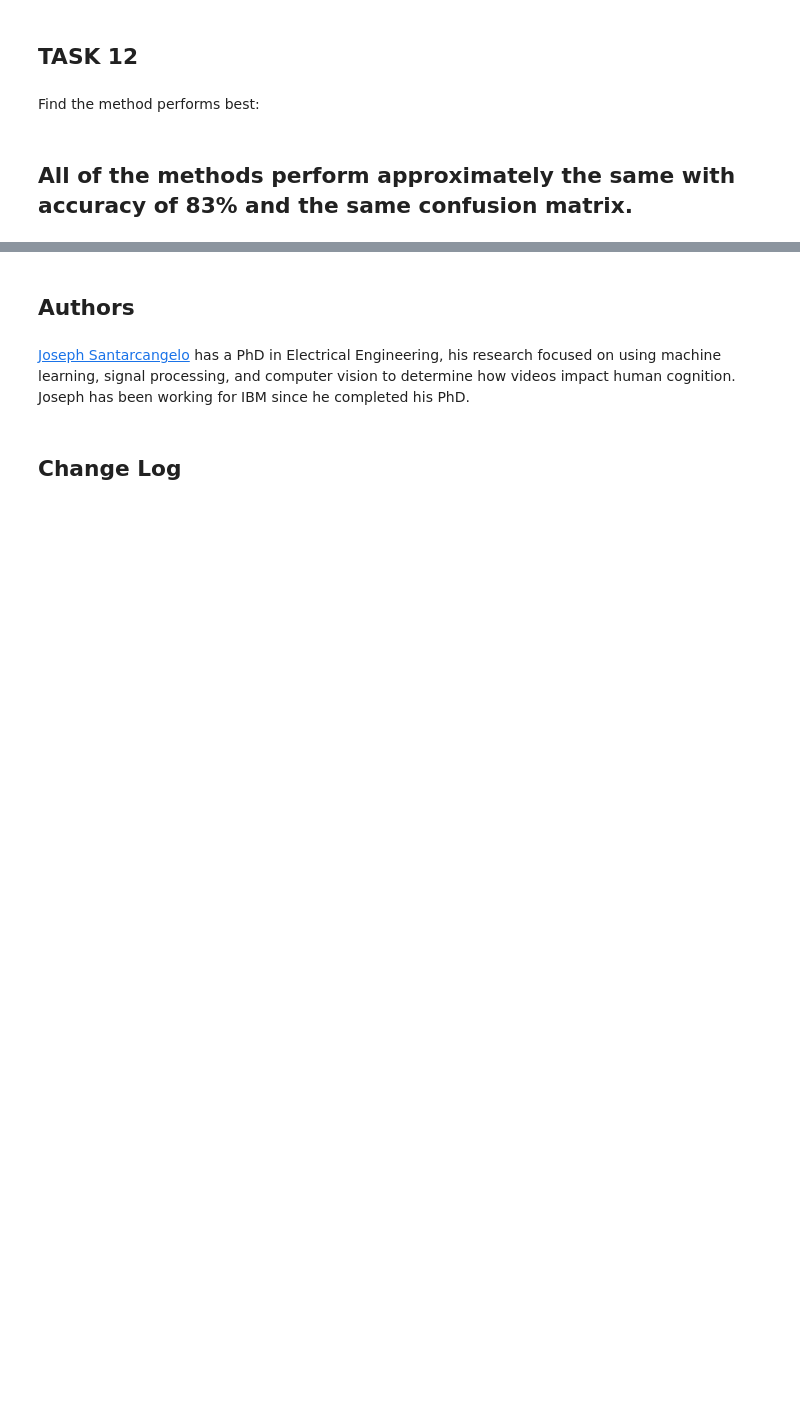
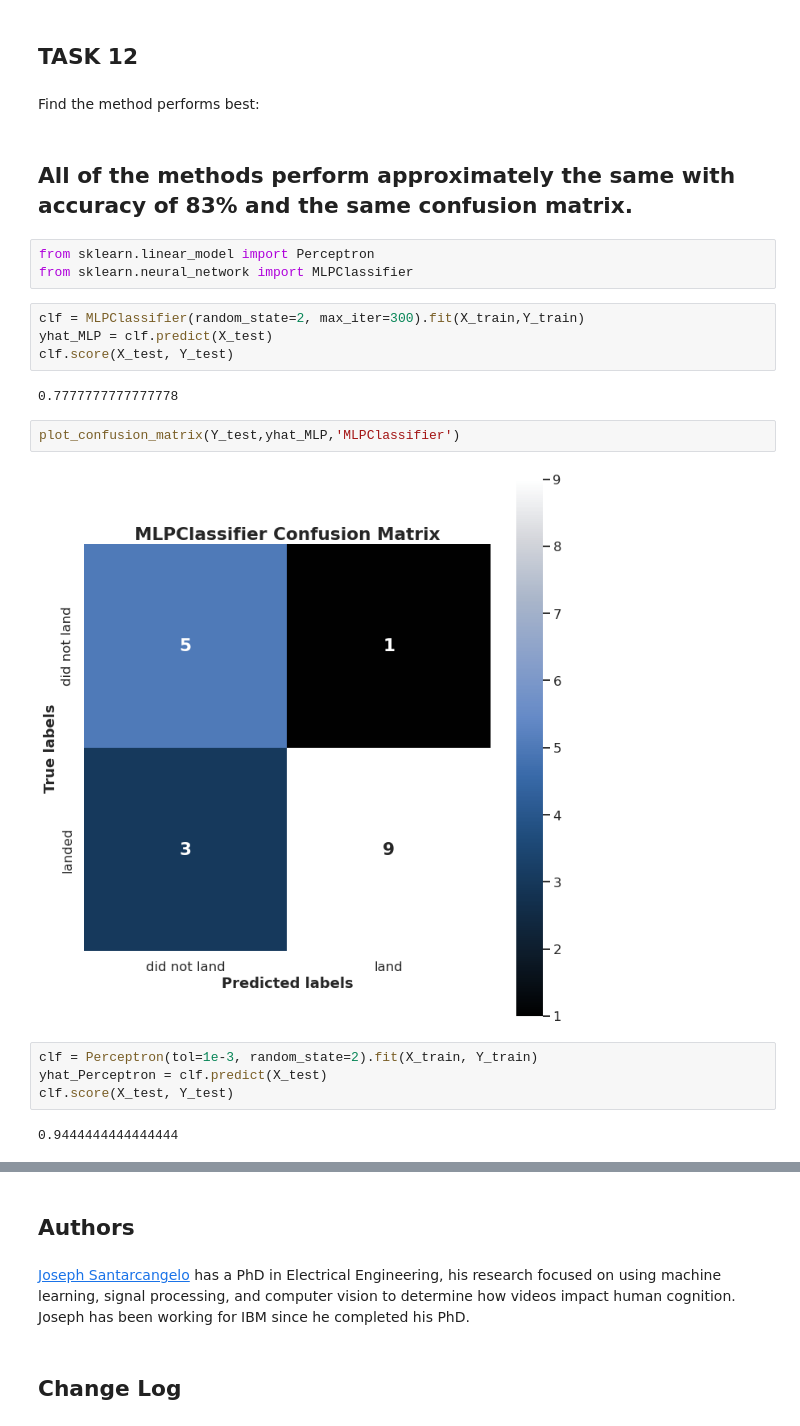
Before and after one commit to bkaras1/bk_applied-data-science-capstone, a Jupyter notebook: 08_Machine_Learning_Prediction_Lab.ipynb, the cells around one changed output, grey strips where cells are left out. Cells and saved outputs as stored; diff of their text form; blank space fills up the shorter version.

```diff
--- a/08_Machine_Learning_Prediction_Lab.ipynb
+++ b/08_Machine_Learning_Prediction_Lab.ipynb
@@ -336,3 +336,22 @@ plot_confusion_matrix(Y_test,yhat_knn, 'K Nearest Neighbors')
 Find the method performs best:
 # %% [markdown]
 ## All of the methods perform approximately the same with accuracy of 83% and the same confusion matrix.
+# %%
+from sklearn.linear_model import Perceptron
+from sklearn.neural_network import MLPClassifier
+# %%
+clf = MLPClassifier(random_state=2, max_iter=300).fit(X_train,Y_train)
+yhat_MLP = clf.predict(X_test)
+clf.score(X_test, Y_test)
+# %% [output]
+0.7777777777777778
+# %%
+plot_confusion_matrix(Y_test,yhat_MLP,'MLPClassifier')
+# %% [output]
+[figure, added]
+# %%
+clf = Perceptron(tol=1e-3, random_state=2).fit(X_train, Y_train)
+yhat_Perceptron = clf.predict(X_test)
+clf.score(X_test, Y_test)
+# %% [output]
+0.9444444444444444
```
Also changed, not shown: parts of 3 cells of this notebook.
